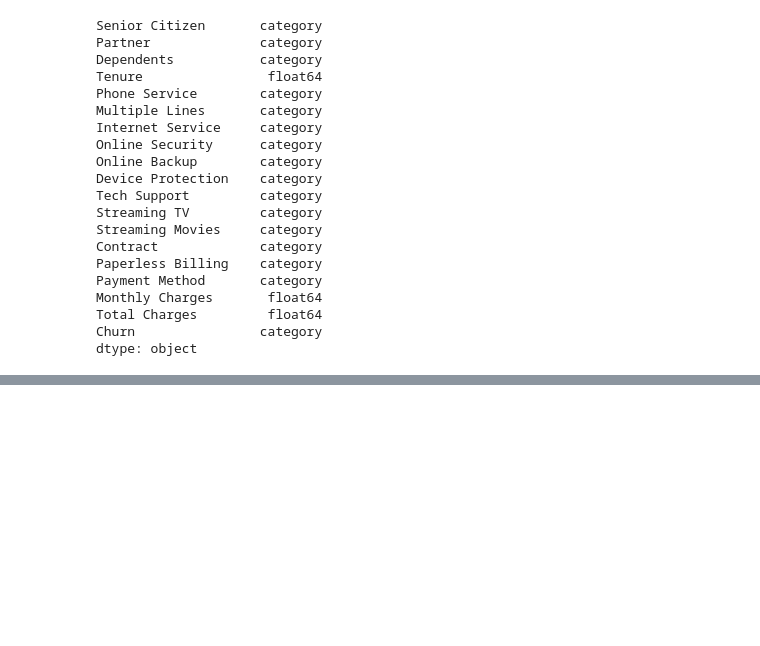
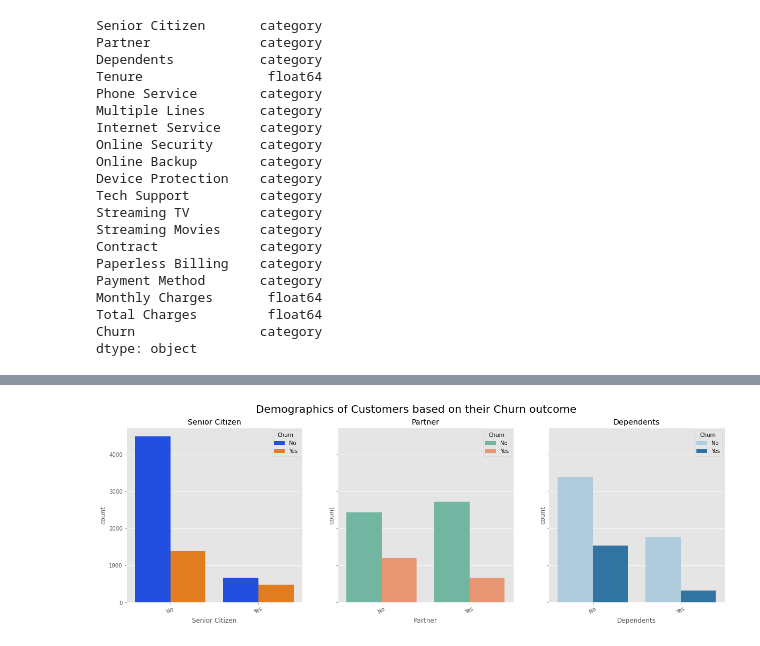
Before and after one commit to vipul-shinde/customer-churn-prediction, a Jupyter notebook: notebooks/01-eda-and-data-cleaning.ipynb, the cells around one changed output, grey strips where cells are left out. Drawn from its saved outputs; the diff is of its cells as text; code cells hidden in the pictures; blank space fills up the shorter version.

```diff
--- a/notebooks/01-eda-and-data-cleaning.ipynb
+++ b/notebooks/01-eda-and-data-cleaning.ipynb
@@ -169,0 +183,21 @@ dtype: object
+# %%
+# Plotting the demographics of customers to get an overview
+fig, axes = plt.subplots(1, 3, figsize = (20, 6), sharey= True)
+fig.suptitle('Demographics of Customers based on their Churn outcome', fontsize = 20)
+
+# Senior Citizen
+sns.countplot(ax=axes[0], x='Senior Citizen', data=churn_df, hue='Churn', palette='bright')
+axes[0].set_title('Senior Citizen')
+axes[0].tick_params(axis = 'x', rotation=30, labelsize = 'medium')
+
+# Partner
+sns.countplot(ax=axes[1], x='Partner',  data=churn_df, hue='Churn', palette='Set2')
+axes[1].set_title('Partner')
+axes[1].tick_params(axis = 'x', rotation=30, labelsize = 'medium')
+
+# Senior Citizen
+sns.countplot(ax=axes[2], x='Dependents', data=churn_df, hue='Churn', palette='Paired')
+axes[2].set_title('Dependents')
+axes[2].tick_params(axis = 'x', rotation=30, labelsize = 'medium')
+# %% [output]
+[figure, added]
```
Also changed, not shown: parts of 4 cells of this notebook, 5 other files.
